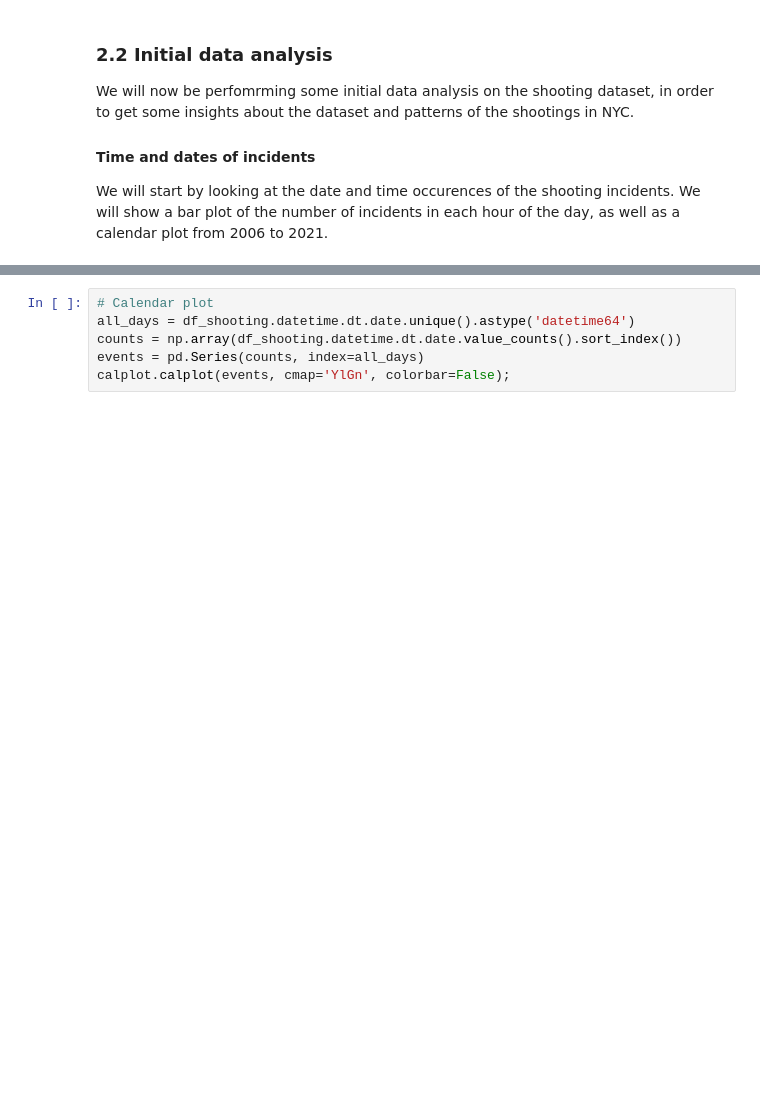
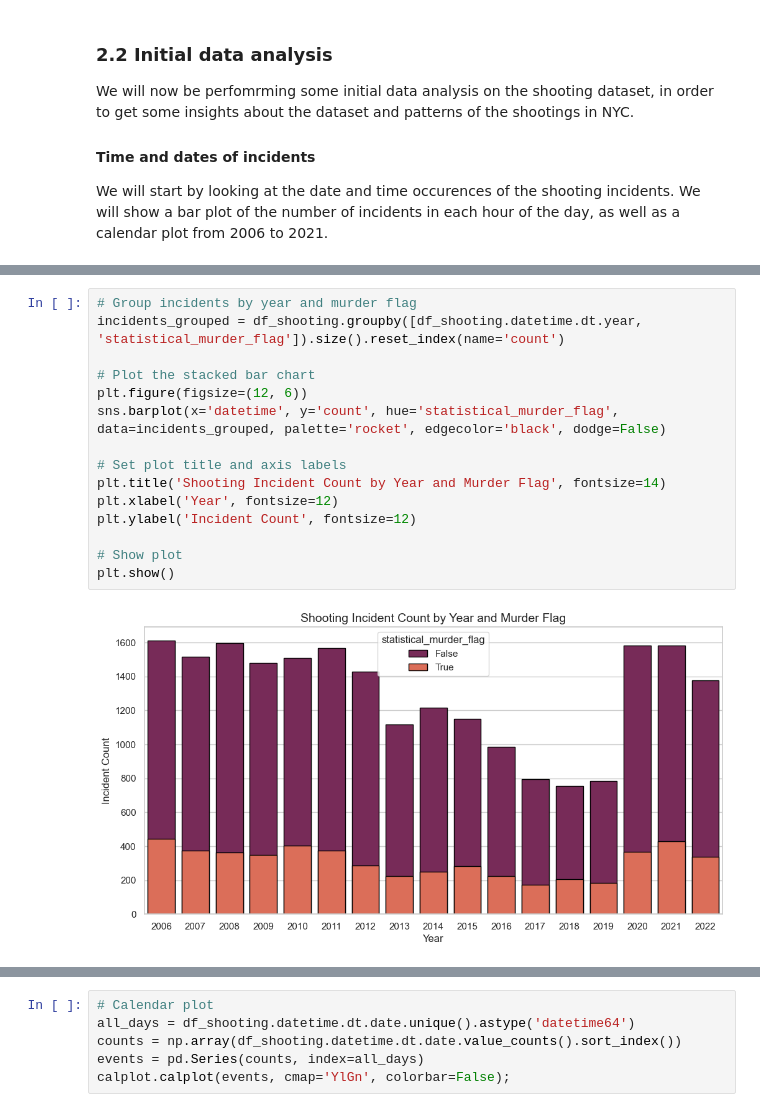
Before and after one commit to pauloog/SocialData, a Jupyter notebook: Final Project/Exploratory Data Analysis.ipynb, the cells around one changed output, grey strips where cells are left out. Drawn from its saved outputs; the diff is of its cells as text; blank space fills up the shorter version.

```diff
--- a/Final Project/Exploratory Data Analysis.ipynb
+++ b/Final Project/Exploratory Data Analysis.ipynb
@@ -178,0 +179,17 @@ plt.show()
+# %%
+# Group incidents by year and murder flag
+incidents_grouped = df_shooting.groupby([df_shooting.datetime.dt.year, 'statistical_murder_flag']).size().reset_index(name='count')
+
+# Plot the stacked bar chart
+plt.figure(figsize=(12, 6))
+sns.barplot(x='datetime', y='count', hue='statistical_murder_flag', data=incidents_grouped, palette='rocket', edgecolor='black', dodge=False)
+
+# Set plot title and axis labels
+plt.title('Shooting Incident Count by Year and Murder Flag', fontsize=14)
+plt.xlabel('Year', fontsize=12)
+plt.ylabel('Incident Count', fontsize=12)
+
+# Show plot
+plt.show()
+# %% [output]
+[figure, added]
```
Also changed, not shown: parts of 16 cells of this notebook, 1 other file.
